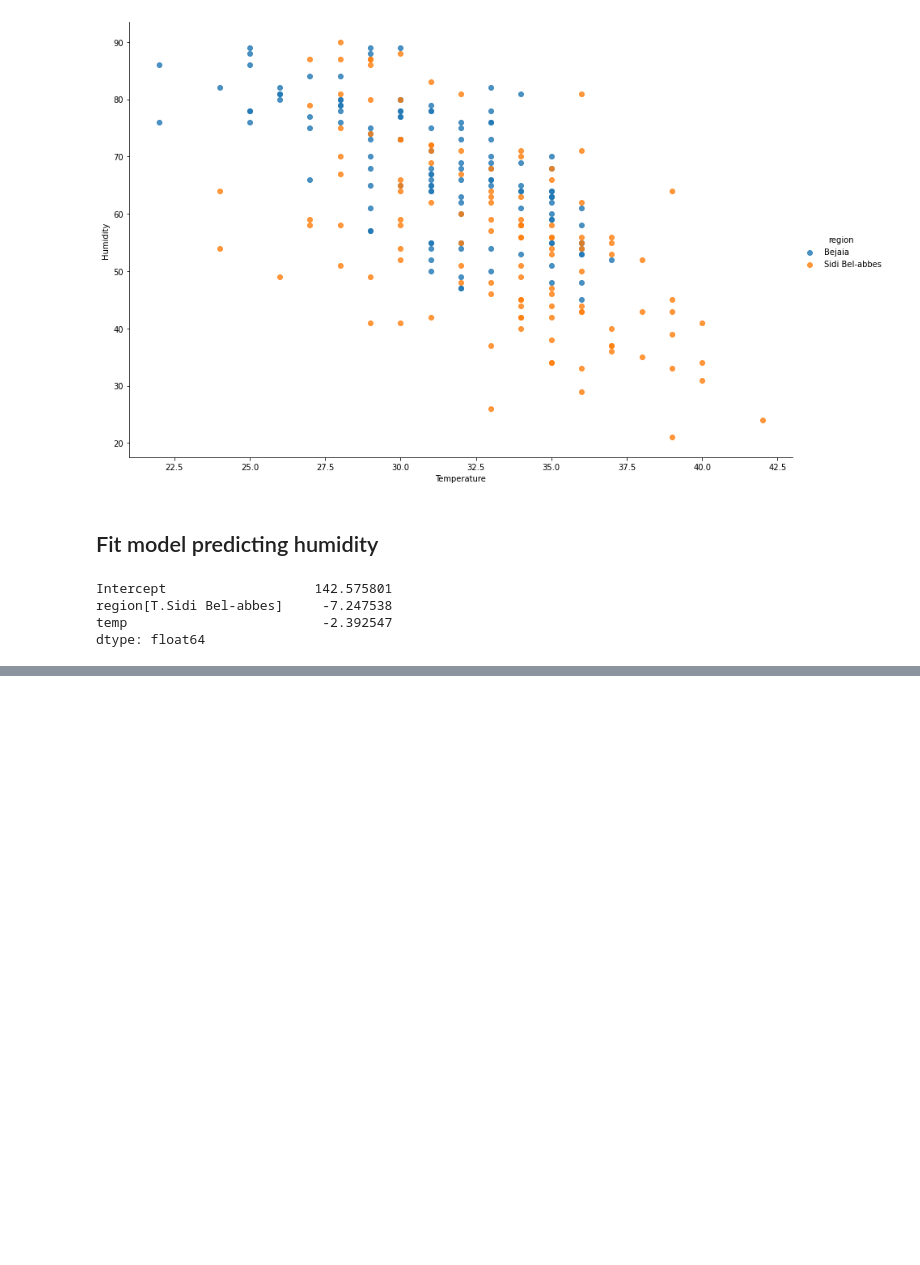
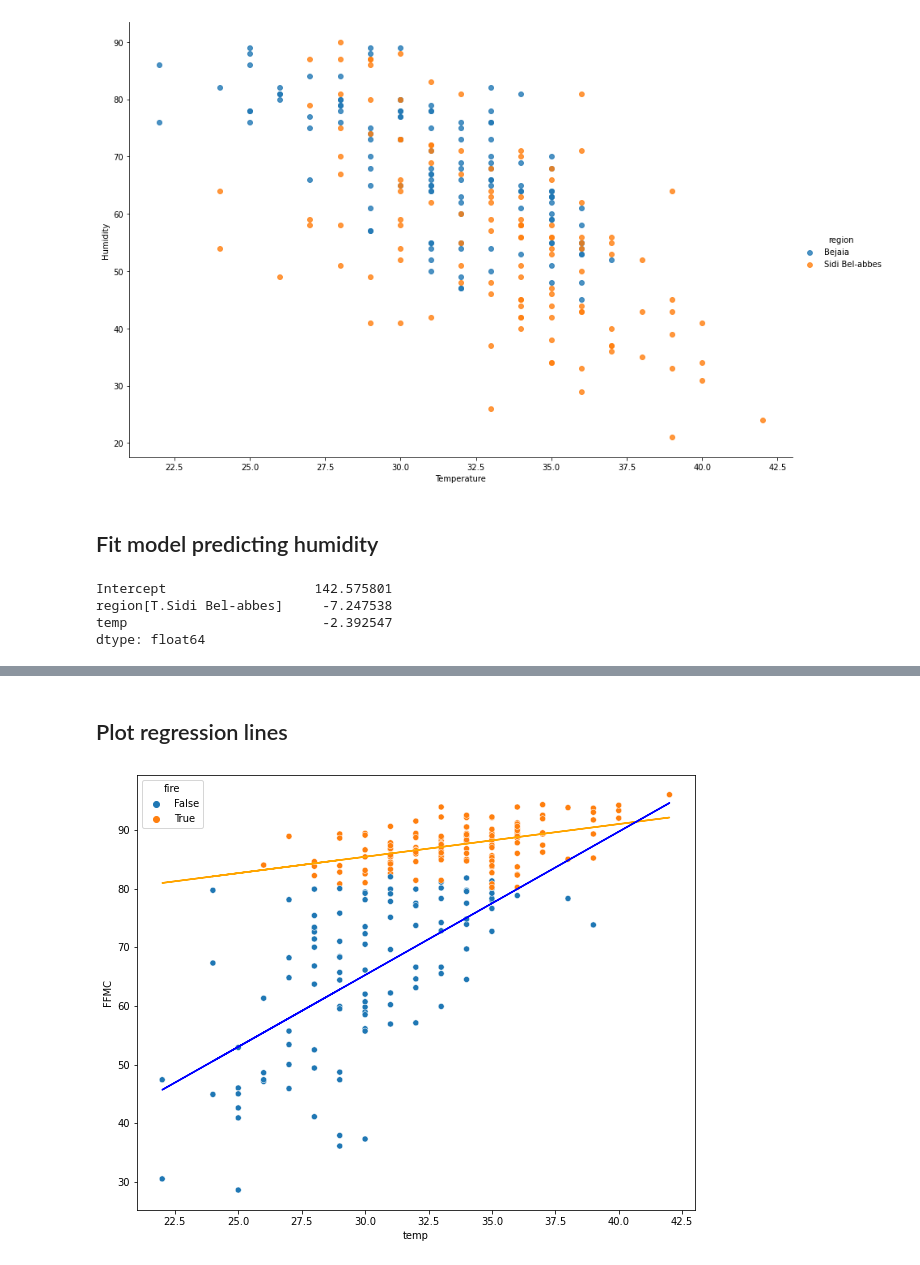
Before and after one commit to QuantumDilemma/Algerian-Forest-Fires, a Jupyter notebook: Multiple Linear Regression - Algerian Forest Fires.ipynb, the cells around one changed output, grey strips where cells are left out. Drawn from its saved outputs; the diff is of its cells as text; code cells hidden in the pictures; blank space fills up the shorter version.

```diff
--- a/Multiple Linear Regression - Algerian Forest Fires.ipynb
+++ b/Multiple Linear Regression - Algerian Forest Fires.ipynb
@@ -62,0 +142,15 @@ These regions have the same negative gradient but different intercepts, suggesti
+# %% [markdown]
+## Plot regression lines
+# %%
+fig = plt.figure(figsize = (10, 8))
+sns.scatterplot(x = "temp", y = "FFMC", hue = "fire", data = forests)
+
+#plot fires = True
+plt.plot(forests.temp, resultsF.params[0] + (resultsF.params[1]*1) + resultsF.params[2]*forests.temp + (resultsF.params[3]*forests.temp*1), color = "orange")
+
+#plot fires = False
+plt.plot(forests.temp, resultsF.params[0] + (resultsF.params[1]*0) + resultsF.params[2]*forests.temp + (resultsF.params[3]*forests.temp*0), color = "blue")
+
+plt.show()
+# %% [output]
+[figure, added]
```
Also changed, not shown: parts of 16 cells of this notebook.
